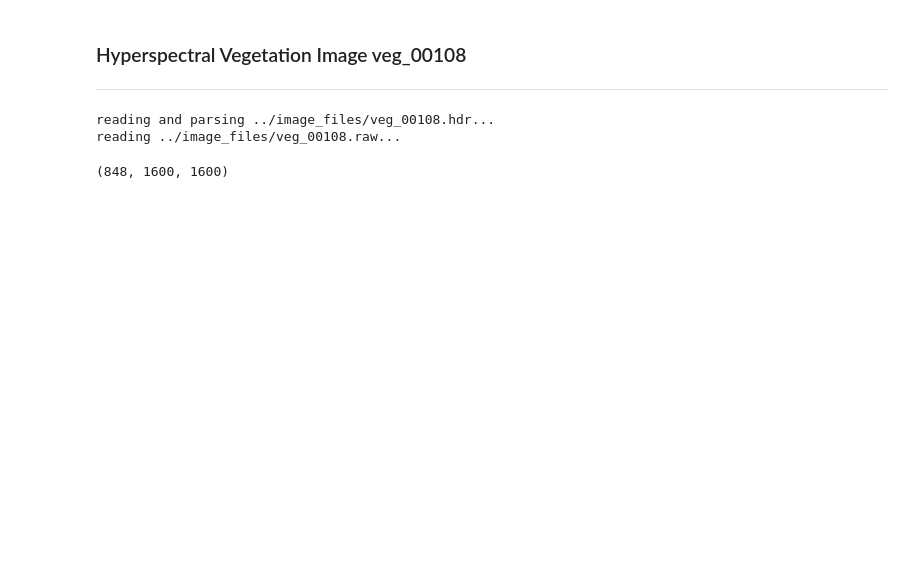
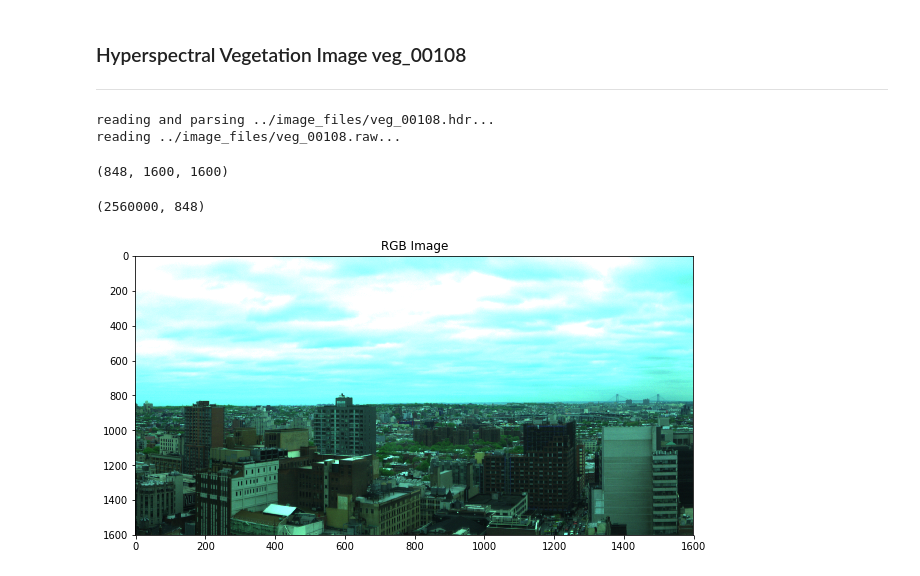
Before and after one commit to faridqamar/uo_vegetation, a Jupyter notebook: get_veg_pix_00108.ipynb, the cells around one changed output. Drawn from its saved outputs; the diff is of its cells as text; code cells hidden in the pictures; blank space fills up the shorter version.

Commit message:
added RGB image of scene

```diff
--- a/get_veg_pix_00108.ipynb
+++ b/get_veg_pix_00108.ipynb
@@ -146,3 +146,26 @@ cube_sub = cube.data[:,:,:].astype(float)
 print(cube_sub.shape)
 # %% [output]
 (848, 1600, 1600)
+# %%
+cube_reshaped = cube_sub.transpose(1, 2, 0).reshape((cube_sub.shape[1] * cube_sub.shape[2]), cube_sub.shape[0])
+print(cube_reshaped.shape)
+# %% [output]
+(2560000, 848)
+# %%
+cube_norm = (cube_reshaped - cube_reshaped.min()) / (cube_reshaped.max() - cube_reshaped.min())
+
+import matplotlib.pyplot as plt
+%matplotlib inline
+
+red_ind = (np.abs(cube.waves - 650.0)).argmin()
+green_ind = (np.abs(cube.waves - 550.0)).argmin()
+blue_ind = (np.abs(cube.waves - 450.0)).argmin()
+
+cube_reshape2 = cube_norm.reshape(cube_sub.shape[1], cube_sub.shape[2], cube_sub.shape[0])
+cube_scene = cube_reshape2[:, :, [red_ind, green_ind, blue_ind]]
+fig, ax = plt.subplots(figsize = (10, 10))
+plt.title('RGB Image')
+ax.imshow(cube_scene, aspect = 0.5)
+fig.savefig("./scene_RGB_00108.png")
+# %% [output]
+[figure, added]
```
Also changed, not shown: parts of 1 cell of this notebook, 1 other file.
